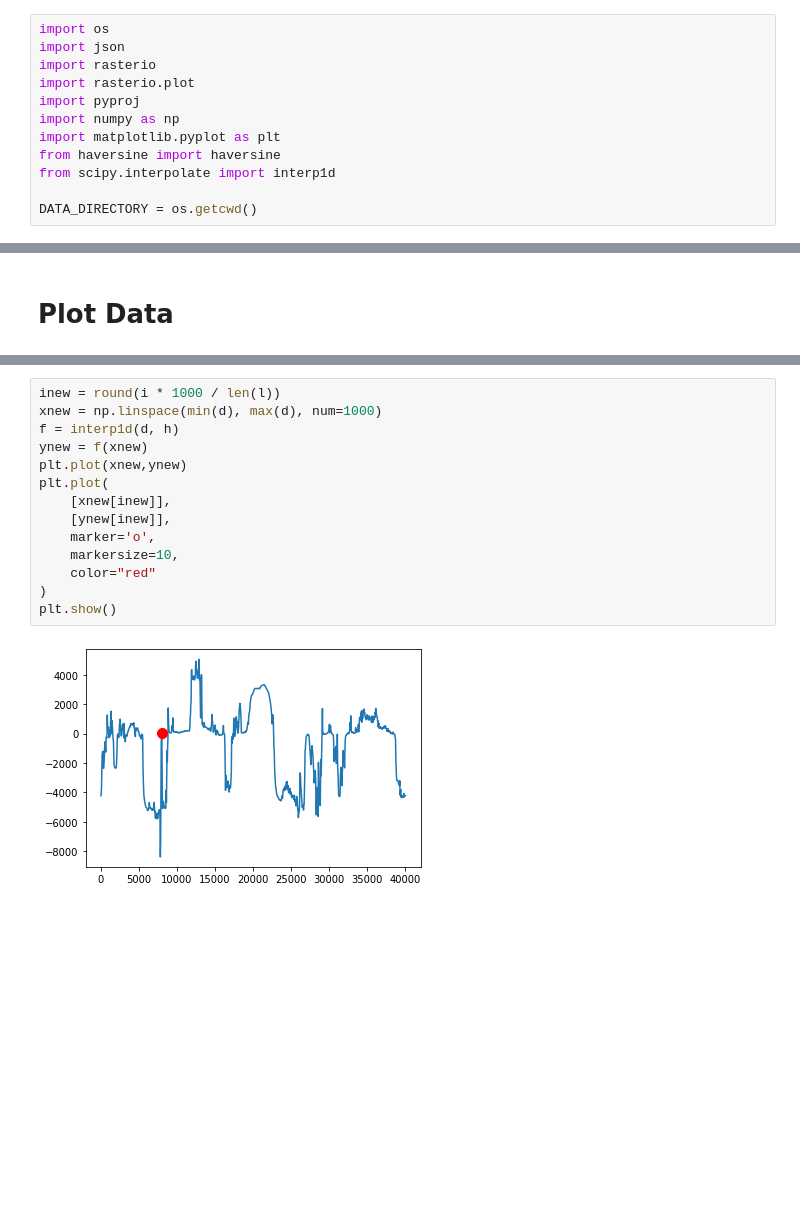
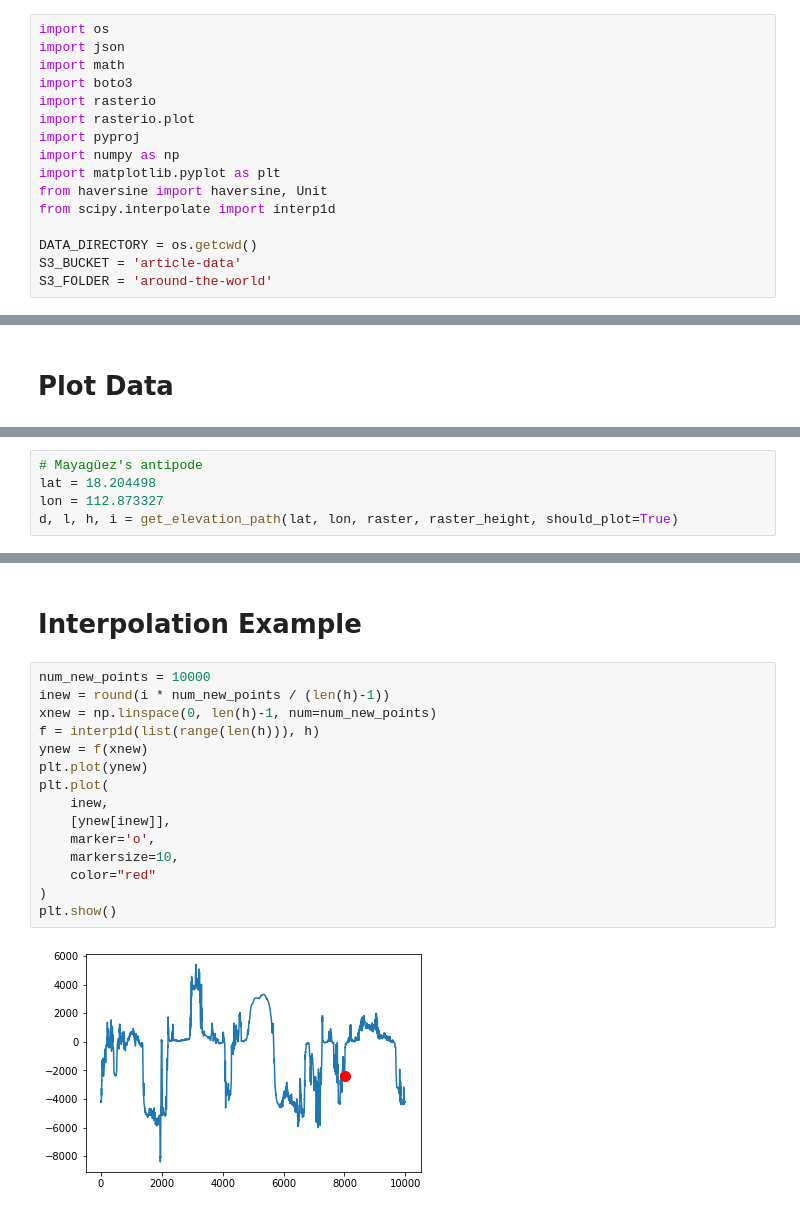
Before and after one commit to narroviz/data-around-the-world, a Jupyter notebook: elevation_exploration.ipynb, the cells around one changed output, grey strips where cells are left out. Cells and saved outputs as stored; diff of their text form; blank space fills up the shorter version.

```diff
--- a/elevation_exploration.ipynb
+++ b/elevation_exploration.ipynb
@@ -3,15 +3,19 @@
 # %%
 import os
 import json
+import math
+import boto3
 import rasterio
 import rasterio.plot
 import pyproj
 import numpy as np
 import matplotlib.pyplot as plt
-from haversine import haversine
+from haversine import haversine, Unit
 from scipy.interpolate import interp1d
 
 DATA_DIRECTORY = os.getcwd()
+S3_BUCKET = 'article-data'
+S3_FOLDER = 'around-the-world'
 # %% [markdown]
 # Read Data
 # %%
@@ -141,0 +188,5 @@ d, l, h, i = plot_elevation_path(lat, lon, raster, raster_height)
+# %%
+# Mayagüez's antipode
+lat = 18.204498
+lon = 112.873327
+d, l, h, i = get_elevation_path(lat, lon, raster, raster_height, should_plot=True)
@@ -142,17 +195,20 @@ d, l, h, i = plot_elevation_path(lat, lon, raster, raster_height)
+# %% [markdown]
+# Interpolation Example
 # %%
-inew = round(i * 1000 / len(l))
-xnew = np.linspace(min(d), max(d), num=1000)
-f = interp1d(d, h)
+num_new_points = 10000
+inew = round(i * num_new_points / (len(h)-1))
+xnew = np.linspace(0, len(h)-1, num=num_new_points)
+f = interp1d(list(range(len(h))), h)
 ynew = f(xnew)
-plt.plot(xnew,ynew)
+plt.plot(ynew)
 plt.plot(
-    [xnew[inew]],
+    inew,
     [ynew[inew]],
     marker='o',
     markersize=10,
     color="red"
 )
 plt.show()
 # %% [output]
-[figure, old version]
+[figure, new version]
 # %% [markdown]
```
Also changed, not shown: parts of 11 cells of this notebook, 3 other files.
